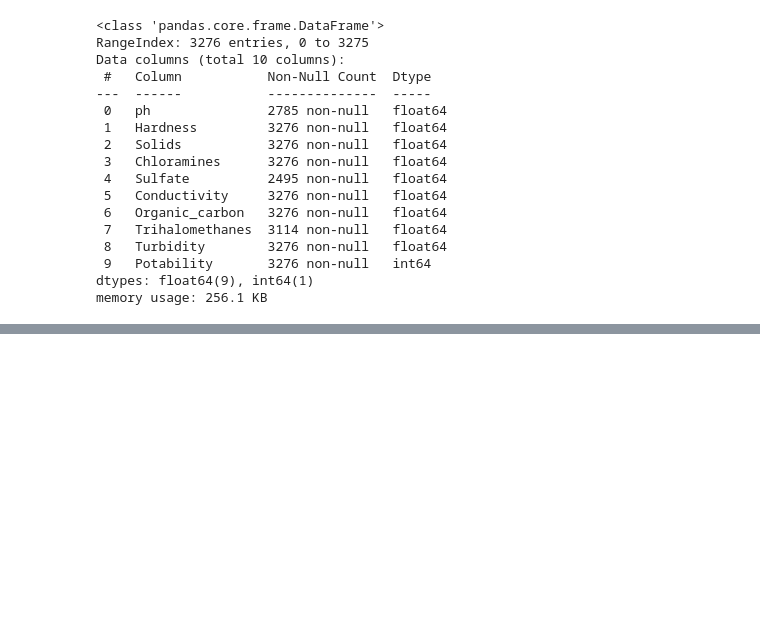
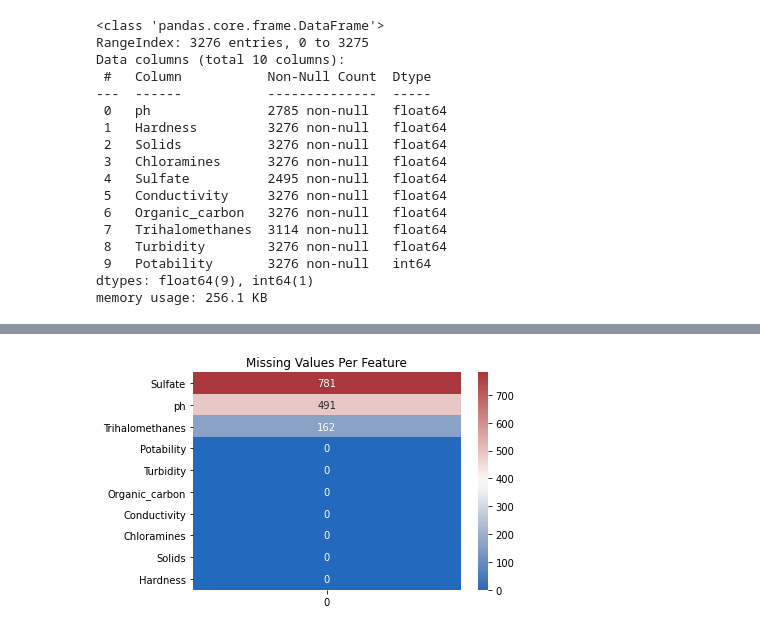
Before and after one commit to gyana-ranjan-dash/water-potability, a Jupyter notebook: water_probability.ipynb, the cells around one changed output, grey strips where cells are left out. Saved outputs shown, nothing was run; the diff lists cells and outputs as text; code cells hidden in the pictures; blank space fills up the shorter version.

```diff
--- a/water_probability.ipynb
+++ b/water_probability.ipynb
@@ -137,0 +150,7 @@ water_
+# %%
+plt.title('Missing Values Per Feature')
+nans = water_df.isna().sum().sort_values(ascending=False).to_frame()
+sns.heatmap(nans,annot=True,fmt='d',cmap='vlag')
+plt.show()
+# %% [output]
+[figure, added]
```
Also changed, not shown: parts of 2 cells of this notebook.
